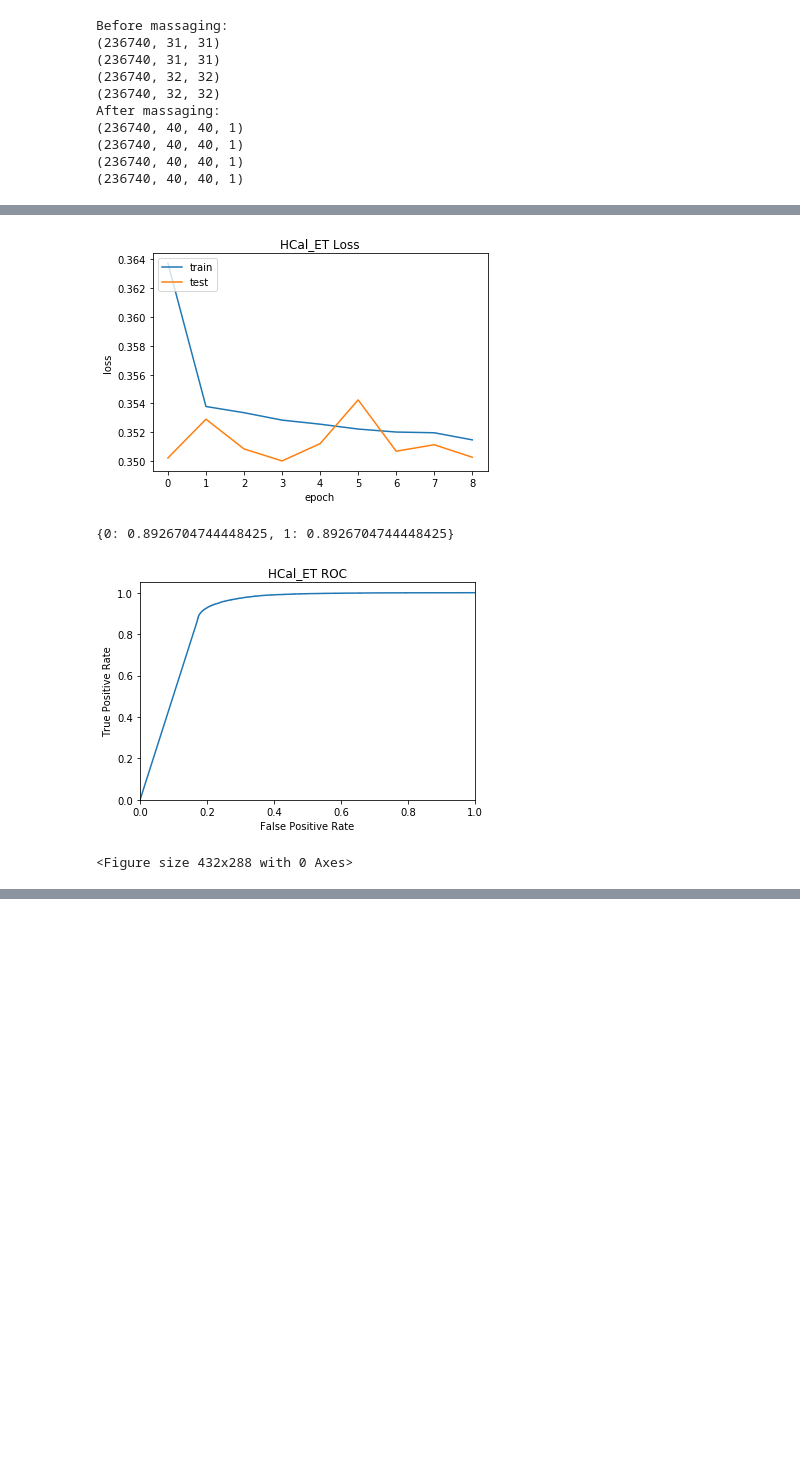
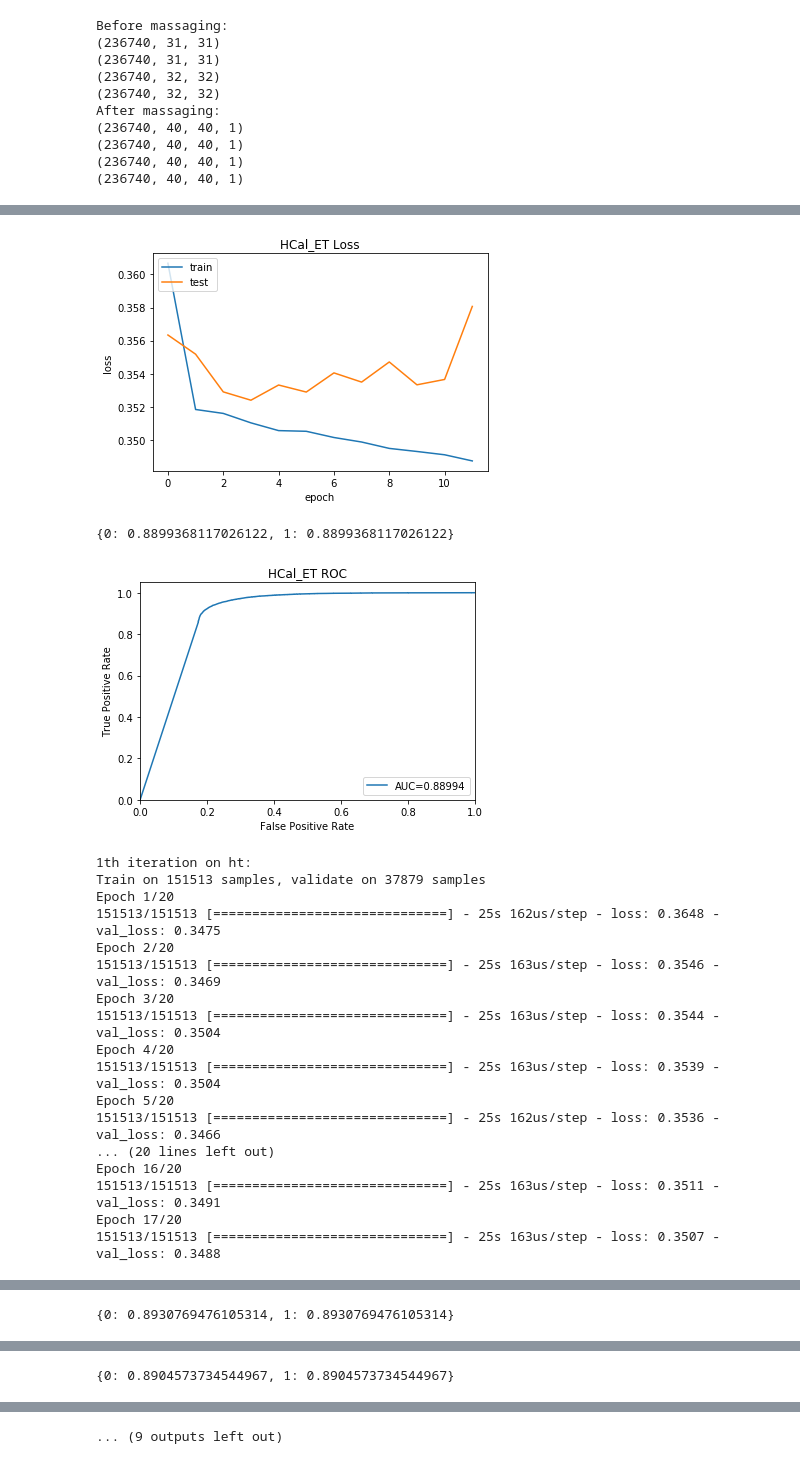
Before and after one commit to TDHTTTT/EID, a Jupyter notebook: train/base_cnn.ipynb, the cells around one changed output, grey strips where cells are left out. Cells and saved outputs as stored; diff of their text form; code cells hidden in the pictures; blank space fills up the shorter version.

```diff
--- a/train/base_cnn.ipynb
+++ b/train/base_cnn.ipynb
@@ -286,3 +290,13 @@ def run_model(model, data, idx, p=False):
+# %%
+def run_model_Ntimes(N, model, ee_x, ee_y, idx, p=False):
+    aucs = []
+    for i in range(N):
+        print("\n{}th iteration on {}:".format(i,idx))
+        data = split(ee_x, ee_y, 0.2, random.randint(1,100))
+        auc = run_model(model, data, idx, p=False)
+        aucs.append(auc)
+    return aucs
 # %%
-run_model(model,data,"ee",p=False)
+ee_aucs = run_model_Ntimes(10,model,ee_x,ee_y,"ee",p=False)
+print(ee_aucs)
 # %% [output]
@@ -310,3 +364,4 @@ Epoch 13/20
 # %%
-run_model(model,data,"et",p=False)
+et_aucs = run_model_Ntimes(10,model,et_x,et_y,"et",p=False)
+print(et_aucs)
 # %% [output]
@@ -334,3 +429,4 @@ Epoch 16/20
 # %%
-run_model(model,data,"he",p=False)
+he_aucs = run_model_Ntimes(10,model,he_x,he_y,"he",p=False)
+print(he_aucs)
 # %% [output]
@@ -360,3 +494,4 @@ Epoch 9/20
 # %%
-run_model(model,data,"ht",p=False)
+ht_aucs = run_model_Ntimes(10,model,ht_x,ht_y,"ht",p=False)
+print(ht_aucs)
 # %% [output]
@@ -382,4 +515,20 @@ Epoch 9/20
-[figure, old version]
+[figure, new version]
-{0: 0.8926704744448425, 1: 0.8926704744448425}
+{0: 0.8899368117026122, 1: 0.8899368117026122}
-[figure, old version]
+[figure, new version]
-<Figure size 432x288 with 0 Axes>
+1th iteration on ht:
+Train on 151513 samples, validate on 37879 samples
+Epoch 1/20
+151513/151513 [==============================] - 25s 162us/step - loss: 0.3648 - val_loss: 0.3475
+Epoch 2/20
+151513/151513 [==============================] - 25s 163us/step - loss: 0.3546 - val_loss: 0.3469
+Epoch 3/20
+151513/151513 [==============================] - 25s 163us/step - loss: 0.3544 - val_loss: 0.3504
+Epoch 4/20
+151513/151513 [==============================] - 25s 163us/step - loss: 0.3539 - val_loss: 0.3504
+Epoch 5/20
+151513/151513 [==============================] - 25s 162us/step - loss: 0.3536 - val_loss: 0.3466
+... (20 lines left out)
+Epoch 16/20
+151513/151513 [==============================] - 25s 163us/step - loss: 0.3511 - val_loss: 0.3491
+Epoch 17/20
+151513/151513 [==============================] - 25s 163us/step - loss: 0.3507 - val_loss: 0.3488
@@ -385,0 +536 @@ Epoch 9/20
+{0: 0.8930769476105314, 1: 0.8930769476105314}
@@ -385,0 +556 @@ Epoch 9/20
+{0: 0.8904573734544967, 1: 0.8904573734544967}
@@ -385,0 +558 @@ Epoch 9/20
+... (9 outputs left out)
```
Also changed, not shown: parts of 14 cells of this notebook, 1 other file.
